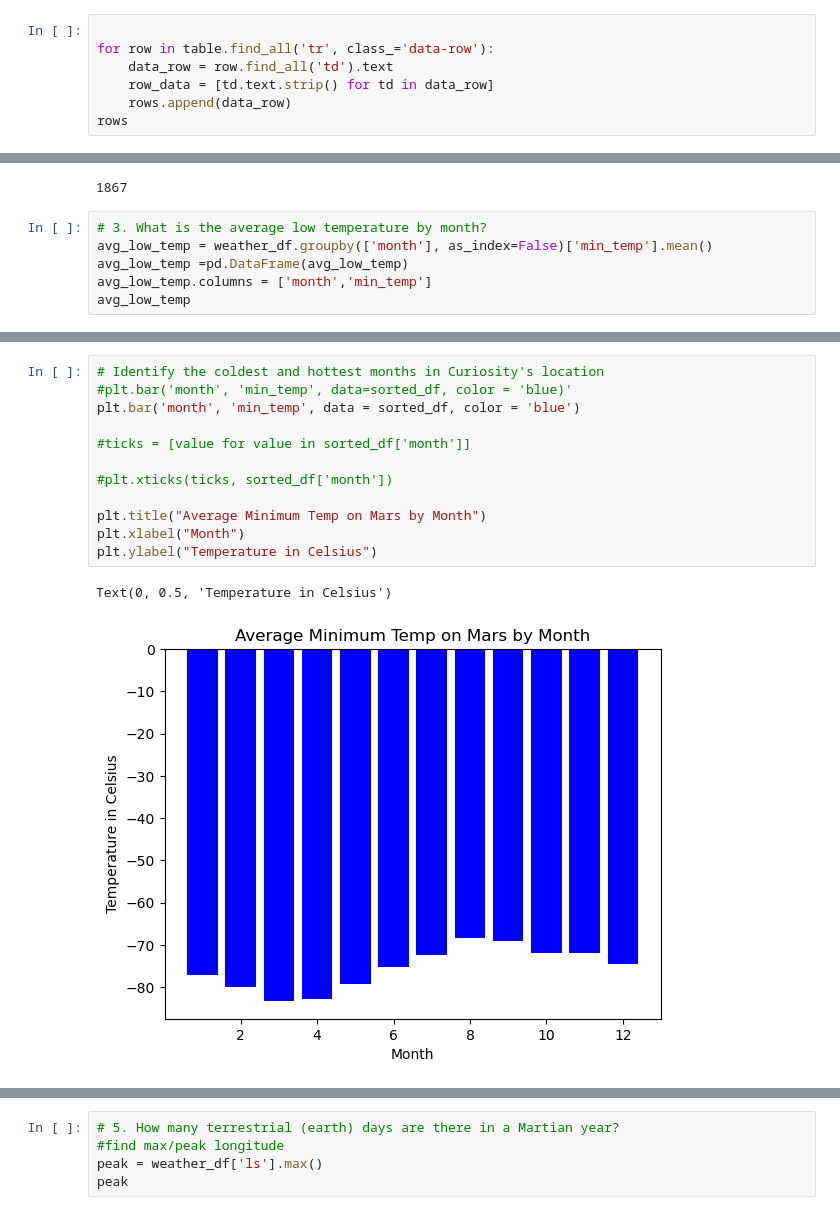
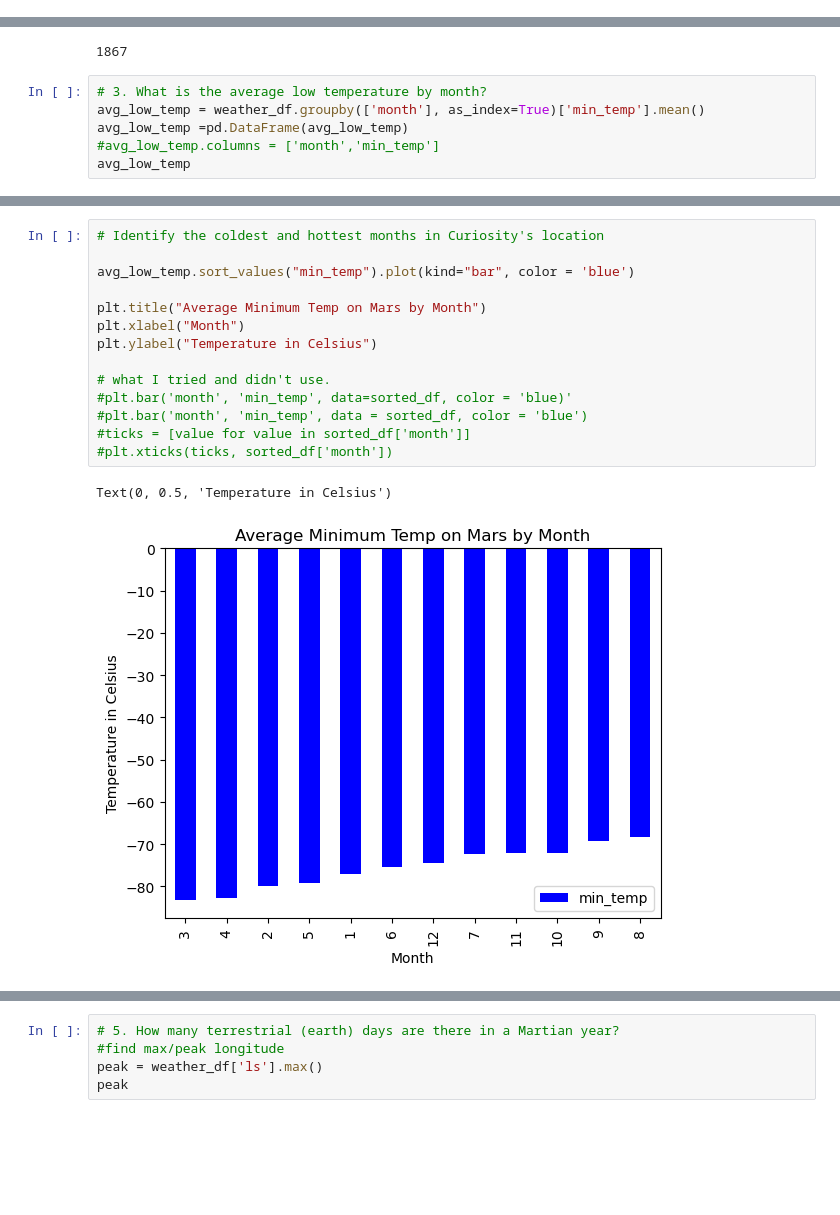
Before and after one commit to ChallahBack83/Mission-to-Mars, a Jupyter notebook: part_2_mars_weather_challenge.ipynb, the cells around one changed output, grey strips where cells are left out. Saved outputs shown, nothing was run; the diff lists cells and outputs as text; blank space fills up the shorter version.

```diff
--- a/part_2_mars_weather_challenge.ipynb
+++ b/part_2_mars_weather_challenge.ipynb
@@ -107,13 +107,6 @@ rows
  ['1024', '2015-09-03', '1093', '36', '2', '-77.0', '887.0'],
  ['1026', '2015-09-04', '1094', '36', '2', '-80.0', '888.0'],
  ...]
-# %%
-
-for row in table.find_all('tr', class_='data-row'):
-    data_row = row.find_all('td').text
-    row_data = [td.text.strip() for td in data_row]
-    rows.append(data_row)
-rows
 # %%
 # Create a Pandas DataFrame by using the list of rows and a list of the column names
 weather_df = pd.DataFrame(rows)
@@ -211,8 +204,8 @@ num_days
 1867
 # %%
 # 3. What is the average low temperature by month?
-avg_low_temp = weather_df.groupby(['month'], as_index=False)['min_temp'].mean()
+avg_low_temp = weather_df.groupby(['month'], as_index=True)['min_temp'].mean()
 avg_low_temp =pd.DataFrame(avg_low_temp)
-avg_low_temp.columns = ['month','min_temp']
+#avg_low_temp.columns = ['month','min_temp']
 avg_low_temp
 # %% [output]
@@ -265,17 +240,19 @@ sorted_df
 # %%
 # Identify the coldest and hottest months in Curiosity's location
-#plt.bar('month', 'min_temp', data=sorted_df, color = 'blue)'
-plt.bar('month', 'min_temp', data = sorted_df, color = 'blue')
 
-#ticks = [value for value in sorted_df['month']]
-
-#plt.xticks(ticks, sorted_df['month'])
+avg_low_temp.sort_values("min_temp").plot(kind="bar", color = 'blue')
 
 plt.title("Average Minimum Temp on Mars by Month")
 plt.xlabel("Month")
 plt.ylabel("Temperature in Celsius")
+
+# what I tried and didn't use.
+#plt.bar('month', 'min_temp', data=sorted_df, color = 'blue)'
+#plt.bar('month', 'min_temp', data = sorted_df, color = 'blue')
+#ticks = [value for value in sorted_df['month']]
+#plt.xticks(ticks, sorted_df['month'])
 # %% [output]
 Text(0, 0.5, 'Temperature in Celsius')
-[figure, old version]
+[figure, new version]
 # %%
 # 4. Average pressure by Martian month
```
Also changed, not shown: parts of 11 cells of this notebook.
